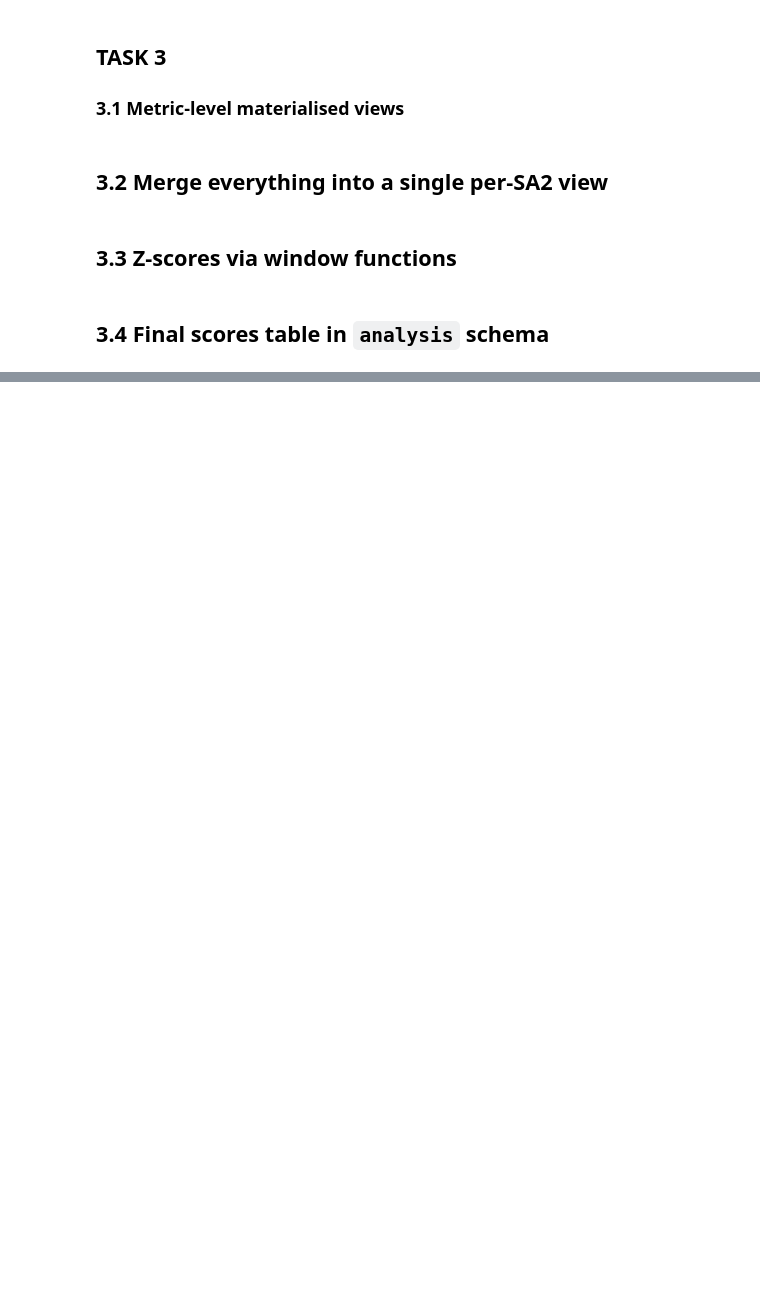
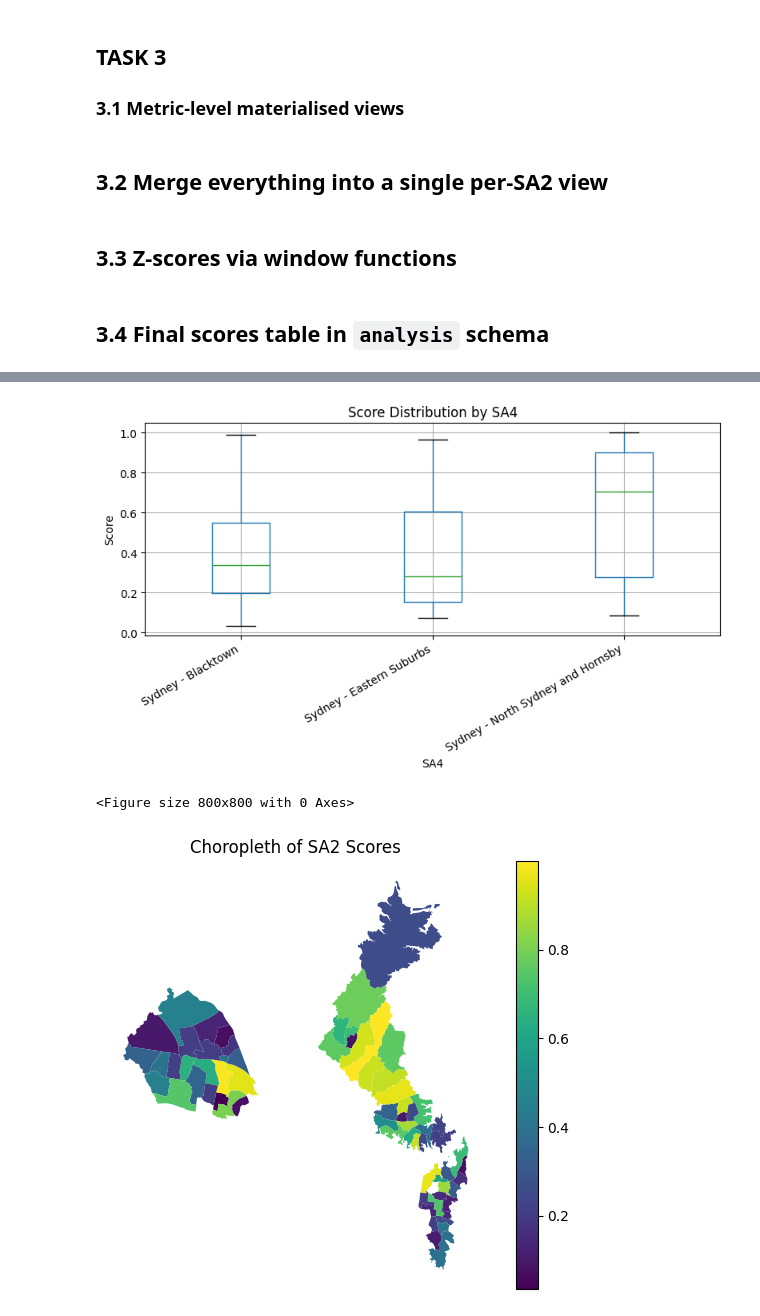
Before and after one commit to ZhongyangSun/gsydney_group, a Jupyter notebook: GreaterSydneyAnalysis_Blacktown.ipynb, the cells around one changed output, grey strips where cells are left out. Saved outputs shown, nothing was run; the diff lists cells and outputs as text; code cells hidden in the pictures; blank space fills up the shorter version.

```diff
--- a/GreaterSydneyAnalysis_Blacktown.ipynb
+++ b/GreaterSydneyAnalysis_Blacktown.ipynb
@@ -598,0 +570,35 @@ Wrote full catchments_secondary → D:\Uni\2025_S1\DATA2001\gsydney\csv\catchmen
+# %%
+sql = """
+SELECT a.sa2_code21,
+       a.sa2_name21,
+       a.geometry,
+       s.sa4_name21,
+       s.score
+FROM raw.sa2_my AS a
+JOIN analysis.sa2_scores AS s
+  ON a.sa2_code21 = s.sa2_code21
+"""
+sa2_gdf = gpd.read_postgis(sql, con=engine, geom_col='geometry')
+
+# Boxplot of SA2 score distribution within each SA4
+fig, ax = plt.subplots(figsize=(8, 5))
+sa2_gdf.boxplot(column='score', by='sa4_name21', ax=ax)
+ax.set_title('Score Distribution by SA4')
+ax.set_xlabel('SA4')
+ax.set_ylabel('Score')
+plt.suptitle('')               # removes the automatic “Boxplot grouped by …” subtitle
+plt.xticks(rotation=30, ha='right')
+plt.tight_layout()
+plt.show()
+
+# Choropleth map of SA2 scores
+plt.figure(figsize=(8, 8))
+sa2_gdf.plot(column='score', legend=True)
+plt.title('Choropleth of SA2 Scores')
+plt.axis('off')
+plt.tight_layout()
+plt.show()
+# %% [output]
+[figure, added]
+<Figure size 800x800 with 0 Axes>
+[figure, added]
```
Also changed, not shown: parts of 18 cells of this notebook, 2 other files.
